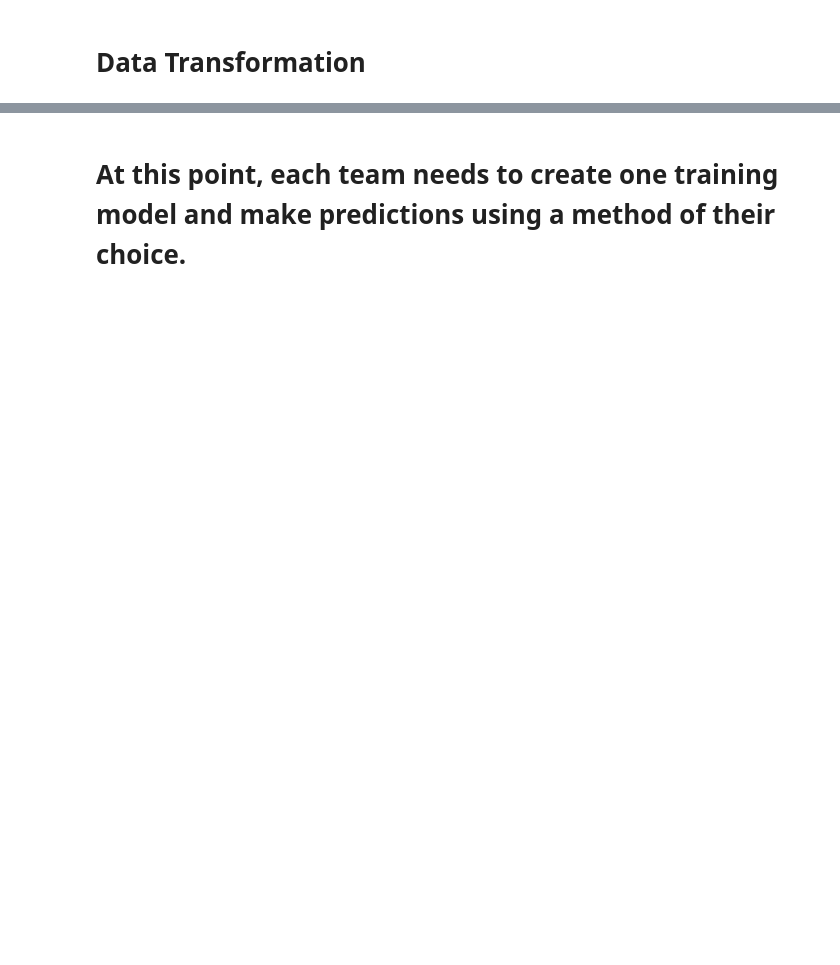
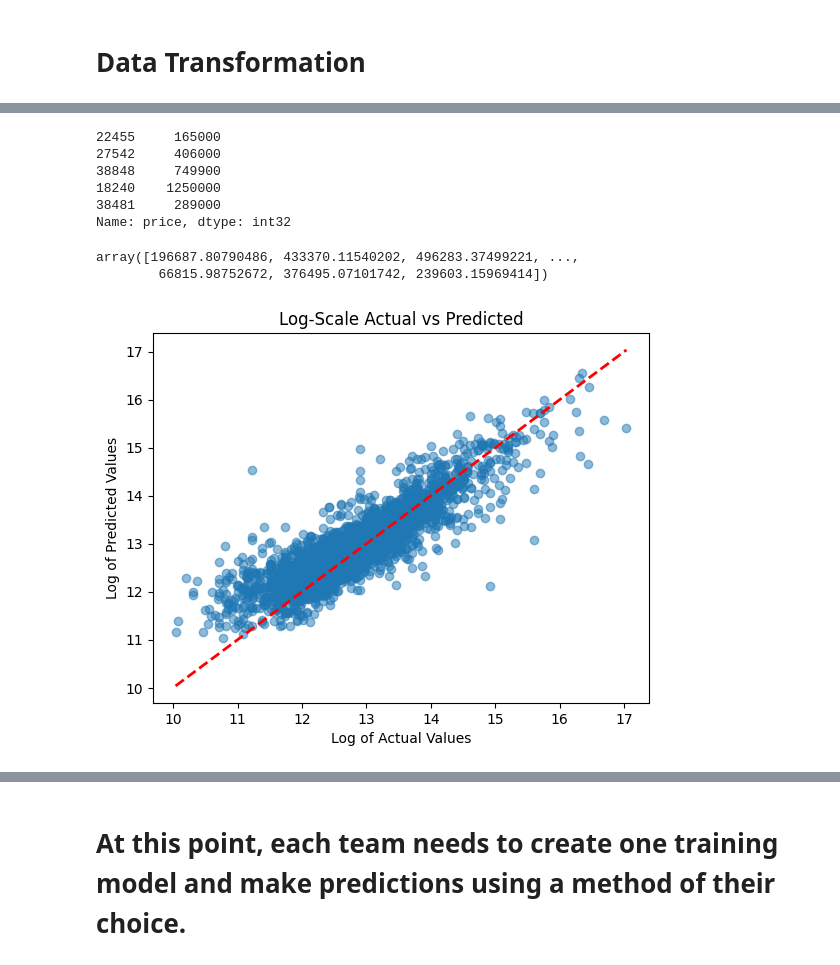
Before and after one commit to trentlerma/groupthreeproject, a Jupyter notebook: Project 2.ipynb, the cells around one changed output, grey strips where cells are left out. Drawn from its saved outputs; the diff is of its cells as text; code cells hidden in the pictures; blank space fills up the shorter version.

```diff
--- a/Project 2.ipynb
+++ b/Project 2.ipynb
@@ -332,0 +322,8 @@ dtype: object
+# %%
+# Separate the features (X) and the target (y)
+# Separate the features (X) and the target (y)
+X = label_encoded_data_df.drop(columns=['price'])  # All columns except 'price'
+y = label_encoded_data_df['price']  # Target variable is 'price'
+
+# Split the data into training and test sets (80% train, 20% test)
+X_train, X_test, y_train, y_test = train_test_split(X, y, test_size=0.2, random_state=42)
@@ -332,0 +336,16 @@ dtype: object
+# %%
+
+model = CatBoostRegressor(iterations=100, learning_rate=0.1, depth=10, random_state=42, verbose=False)
+model.fit(X_train, y_train)
+y_pred = model.predict(X_test)
+
+# Calculate performance metrics
+mae = mean_absolute_error(y_test, y_pred)
+mse = mean_squared_error(y_test, y_pred)
+r2 = r2_score(y_test, y_pred)
+
+# Output the performance metrics
+
+print(f"Mean Absolute Error (MAE): {mae:.2f}")
+print(f"Mean Squared Error (MSE): {mse:.2f}")
+print(f"R-squared (R²): {r2:.4f}")
@@ -332,0 +364,24 @@ dtype: object
+# %%
+y_test.head()
+# %% [output]
+22455     165000
+27542     406000
+38848     749900
+18240    1250000
+38481     289000
+Name: price, dtype: int32
+# %%
+y_pred
+# %% [output]
+array([196687.80790486, 433370.11540202, 496283.37499221, ...,
+        66815.98752672, 376495.07101742, 239603.15969414])
+# %%
+plt.scatter(np.log1p(y_test), np.log1p(y_pred), alpha=0.5)
+plt.plot([np.log1p(y_test.min()), np.log1p(y_test.max())],
+         [np.log1p(y_test.min()), np.log1p(y_test.max())], 'r--', lw=2)
+plt.xlabel("Log of Actual Values")
+plt.ylabel("Log of Predicted Values")
+plt.title("Log-Scale Actual vs Predicted")
+plt.show()
+# %% [output]
+[figure, added]
```
Also changed, not shown: parts of 43 cells of this notebook, 7 other files.
